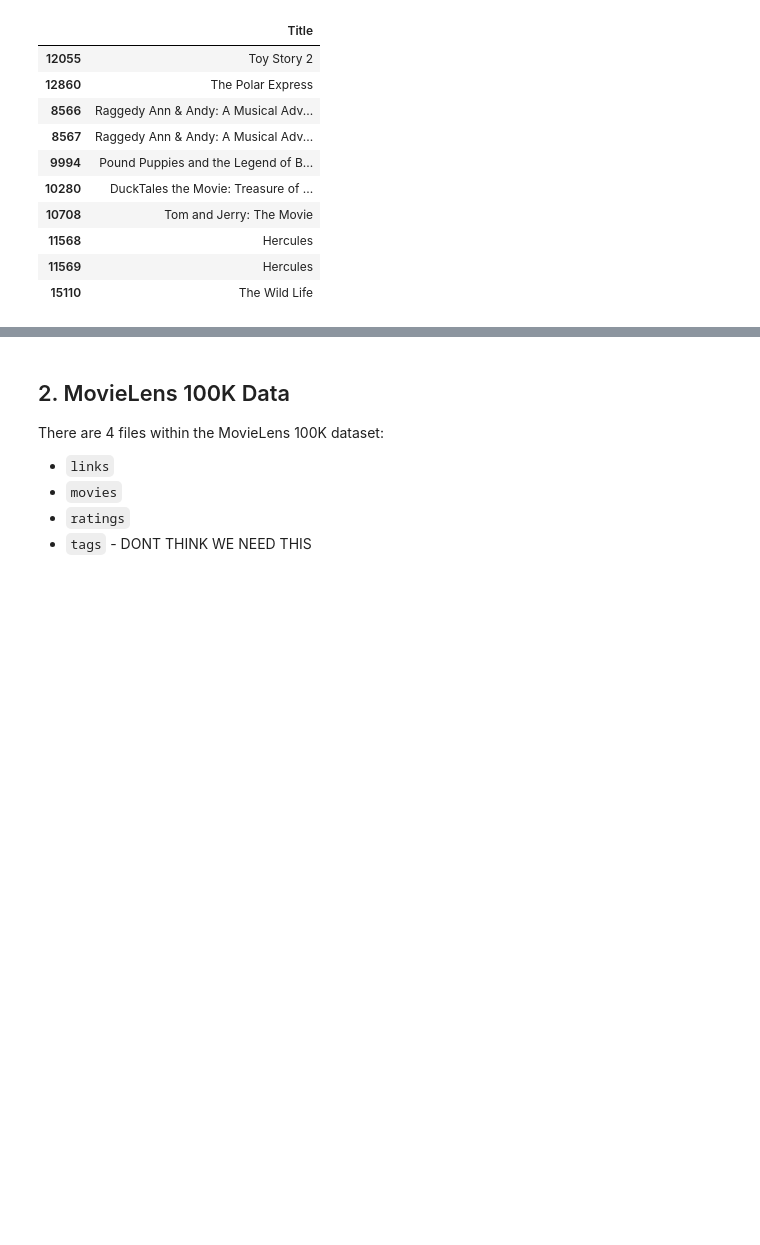
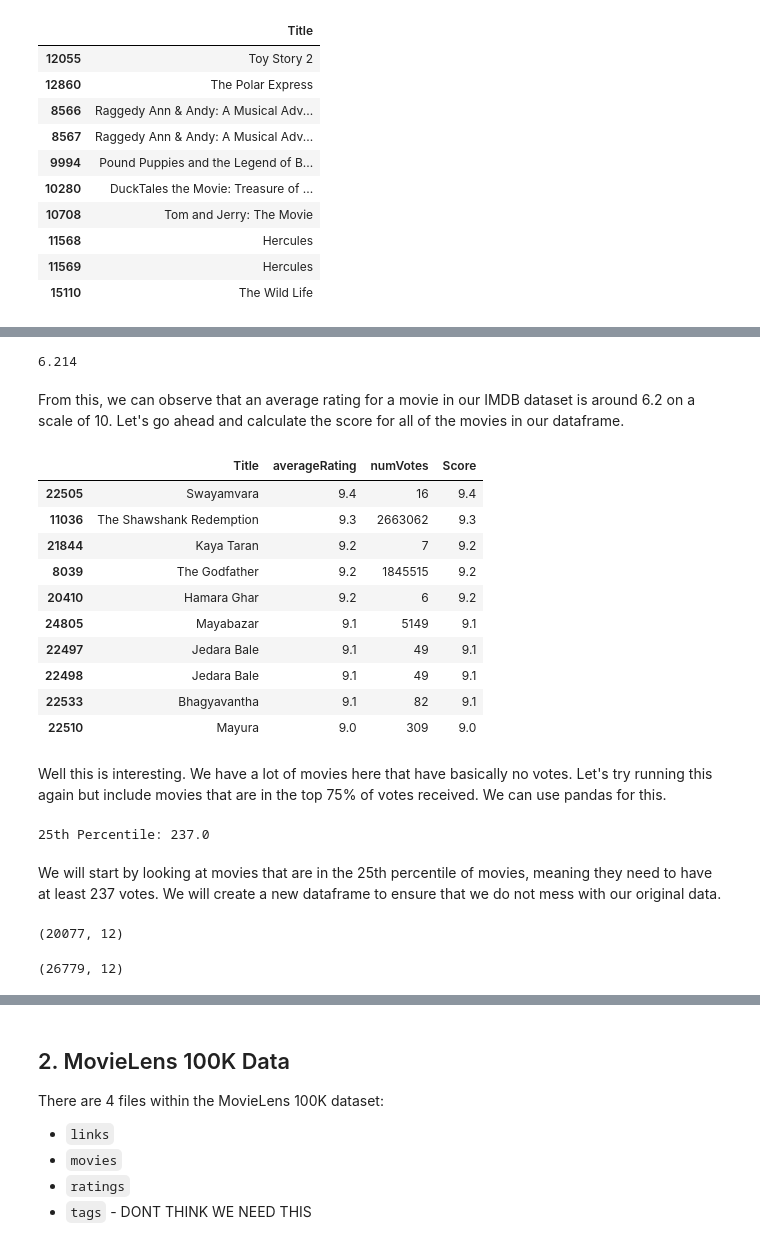
Before and after one commit to kevgross89/Apple-TV-Movie-Recommendation-Engine, a Jupyter notebook: What To Watch - Movie Recommendation Engine.ipynb, the cells around one changed output, grey strips where cells are left out. Cells and saved outputs as stored; diff of their text form; code cells hidden in the pictures; blank space fills up the shorter version.

Commit message:
Created numvotes and averagerating recommender

```diff
--- a/What To Watch - Movie Recommendation Engine.ipynb
+++ b/What To Watch - Movie Recommendation Engine.ipynb
@@ -917,0 +953,68 @@ get_recommendations('Toy Story', cosine_sim2, imdb_wiki, indices2)
+# %%
+# Calculate C
+C = imdb_wiki['averageRating'].mean()
+
+# Display result
+print(C.round(3))
+# %% [output]
+6.214
+# %% [markdown]
+From this, we can observe that an average rating for a movie in our IMDB dataset is around 6.2 on a scale of 10. Let's go ahead and calculate the score for all of the movies in our dataframe.
+# %%
+# Minumum votes to be in n-th percentile
+m = 0
+# %%
+def weighted_rating(data, m=m, C=C):
+
+    # Get v
+    v = data['numVotes']
+
+    # Get R
+    R = data['averageRating']
+
+    # Calculation based on the formula
+    return (v/(v+m) * R) + (m/(m+v) * C)
+# %%
+# Run function
+imdb_wiki['Score'] = imdb_wiki.apply(weighted_rating, axis=1)
+# %%
+# Sort by top scores
+imdb_wiki = imdb_wiki.sort_values('Score', ascending=False)
+
+# Print top 10 movies
+imdb_wiki[['Title', 'averageRating', 'numVotes', 'Score']].head(10)
+# %% [output]
+|  | Title | averageRating | numVotes | Score |
+| 22505 | Swayamvara | 9.4 | 16 | 9.4 |
+| 11036 | The Shawshank Redemption | 9.3 | 2663062 | 9.3 |
+| 21844 | Kaya Taran | 9.2 | 7 | 9.2 |
+| 8039 | The Godfather | 9.2 | 1845515 | 9.2 |
+| 20410 | Hamara Ghar | 9.2 | 6 | 9.2 |
+| 24805 | Mayabazar | 9.1 | 5149 | 9.1 |
+| 22497 | Jedara Bale | 9.1 | 49 | 9.1 |
+| 22498 | Jedara Bale | 9.1 | 49 | 9.1 |
+| 22533 | Bhagyavantha | 9.1 | 82 | 9.1 |
+| 22510 | Mayura | 9.0 | 309 | 9.0 |
+# %% [markdown]
+Well this is interesting. We have a lot of movies here that have basically no votes. Let's try running this again but include movies that are in the top 75% of votes received. We can use pandas for this.
+# %%
+# Minumum votes to be in n-th percentile
+m = imdb_wiki['numVotes'].quantile(0.25)
+
+print('25th Percentile:', m.round(0))
+# %% [output]
+25th Percentile: 237.0
+# %% [markdown]
+We will start by looking at movies that are in the 25th percentile of movies, meaning they need to have at least 237 votes. We will create a new dataframe to ensure that we do not mess with our original data.
+# %%
+# Filter movies in the top 75%
+m25_df = imdb_wiki.copy().loc[imdb_wiki['numVotes'] > m]
+
+# Display shape of new dataframe
+m25_df.shape
+# %% [output]
+(20077, 12)
+# %%
+imdb_wiki.shape
+# %% [output]
+(26779, 12)
```
Also changed, not shown: parts of 24 cells of this notebook.
